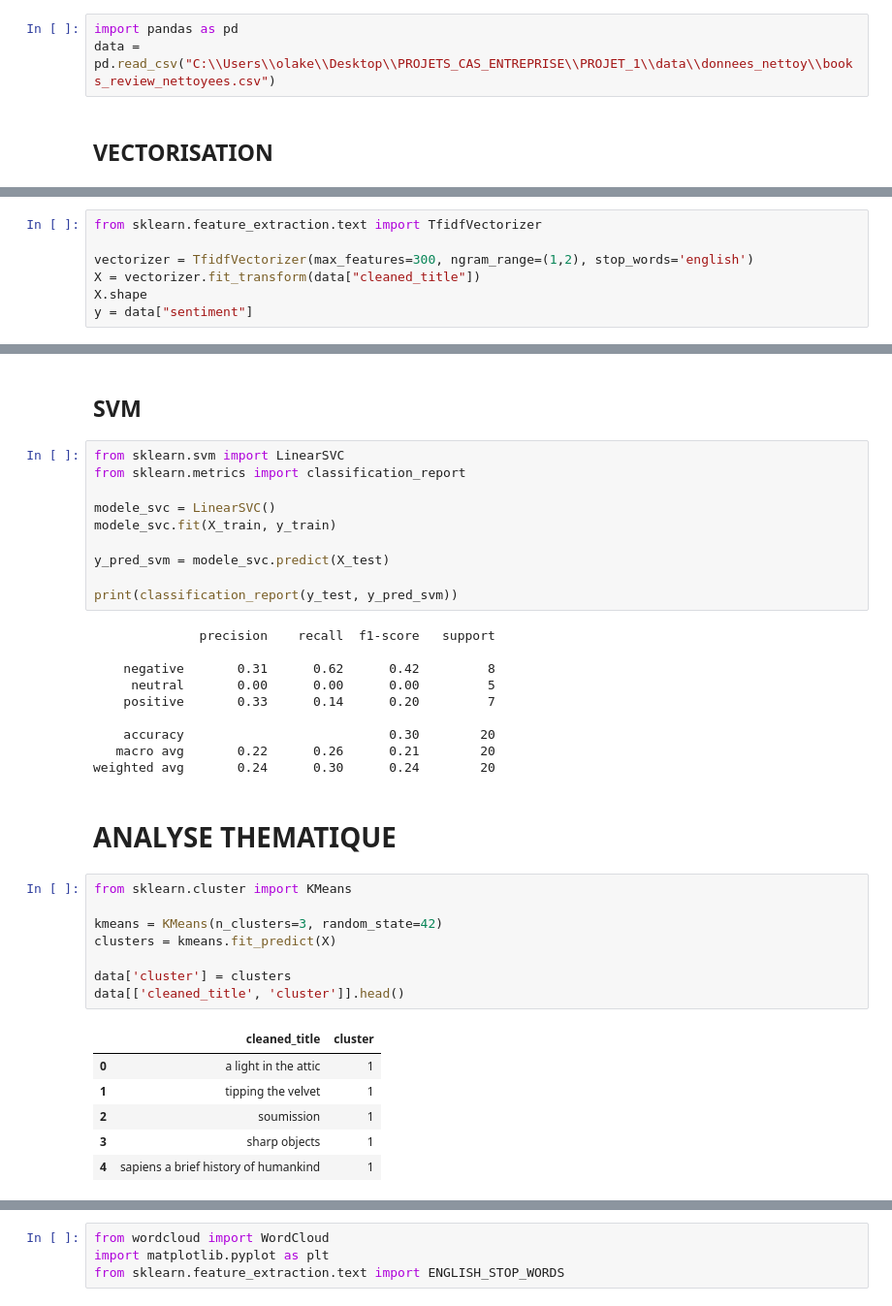
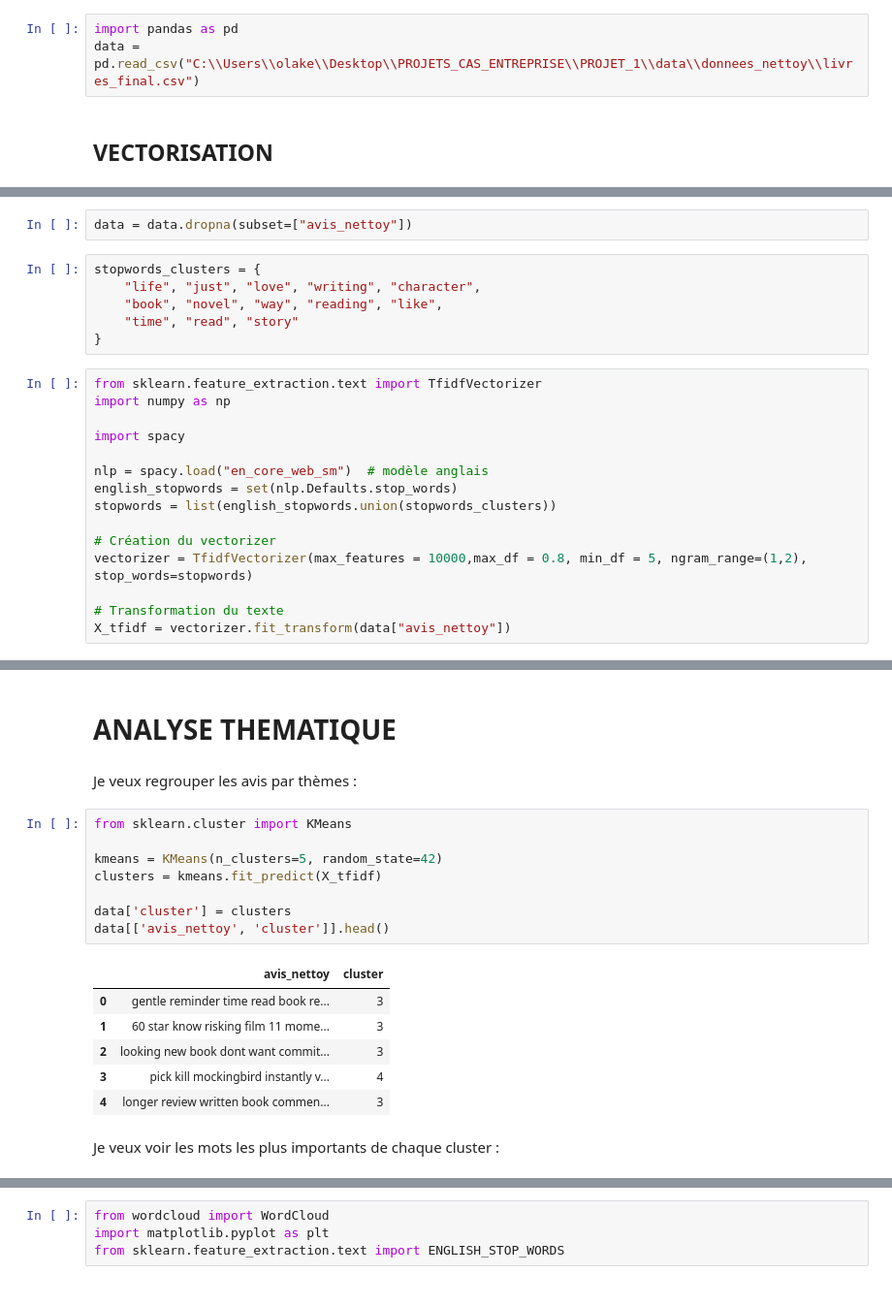
Before and after one commit to Olakemi-code/PROJET-1-Feedbacks-nlp-pipeline, a Jupyter notebook: notebooks/03_modeling.ipynb, the cells around one changed output, grey strips where cells are left out. Shown at 97% size. Drawn from its saved outputs; the diff is of its cells as text.

```diff
--- a/notebooks/03_modeling.ipynb
+++ b/notebooks/03_modeling.ipynb
@@ -1,5 +1,5 @@
 # %%
 import pandas as pd
-data = pd.read_csv("C:\\Users\\olake\\Desktop\\PROJETS_CAS_ENTREPRISE\\PROJET_1\\data\\donnees_nettoy\\books_review_nettoyees.csv")
+data = pd.read_csv("C:\\Users\\olake\\Desktop\\PROJETS_CAS_ENTREPRISE\\PROJET_1\\data\\donnees_nettoy\\livres_final.csv")
 # %% [markdown]
 ## VECTORISATION
@@ -6,7 +8,23 @@ data = pd.read_csv("C:\\Users\\olake\\Desktop\\PROJETS_CAS_ENTREPRISE\\PROJET_1\
+# %%
+data = data.dropna(subset=["avis_nettoy"])
+# %%
+stopwords_clusters = {
+    "life", "just", "love", "writing", "character",
+    "book", "novel", "way", "reading", "like",
+    "time", "read", "story"
+}
 # %%
 from sklearn.feature_extraction.text import TfidfVectorizer
+import numpy as np
 
-vectorizer = TfidfVectorizer(max_features=300, ngram_range=(1,2), stop_words='english')
-X = vectorizer.fit_transform(data["cleaned_title"])
-X.shape
-y = data["sentiment"]
+import spacy
+
+nlp = spacy.load("en_core_web_sm")  # modèle anglais
+english_stopwords = set(nlp.Defaults.stop_words)
+stopwords = list(english_stopwords.union(stopwords_clusters))
+
+# Création du vectorizer
+vectorizer = TfidfVectorizer(max_features = 10000,max_df = 0.8, min_df = 5, ngram_range=(1,2), stop_words=stopwords)
+
+# Transformation du texte
+X_tfidf = vectorizer.fit_transform(data["avis_nettoy"])
@@ -42,42 +31,24 @@ weighted avg       0.21      0.30      0.23        20
-# %% [markdown]
-## SVM
-# %%
-from sklearn.svm import LinearSVC
-from sklearn.metrics import classification_report
-
-modele_svc = LinearSVC()
-modele_svc.fit(X_train, y_train)
-
-y_pred_svm = modele_svc.predict(X_test)
-
-print(classification_report(y_test, y_pred_svm))
-# %% [output]
-              precision    recall  f1-score   support
-
-    negative       0.31      0.62      0.42         8
-     neutral       0.00      0.00      0.00         5
-    positive       0.33      0.14      0.20         7
-
-    accuracy                           0.30        20
-   macro avg       0.22      0.26      0.21        20
-weighted avg       0.24      0.30      0.24        20
 # %% [markdown]
 # ANALYSE THEMATIQUE
+# %% [markdown]
+Je veux regrouper les avis par thèmes :
 # %%
 from sklearn.cluster import KMeans
 
-kmeans = KMeans(n_clusters=3, random_state=42)
-clusters = kmeans.fit_predict(X)
+kmeans = KMeans(n_clusters=5, random_state=42)
+clusters = kmeans.fit_predict(X_tfidf)
 
 data['cluster'] = clusters
-data[['cleaned_title', 'cluster']].head()
+data[['avis_nettoy', 'cluster']].head()
 # %% [output]
-|  | cleaned_title | cluster |
-| 0 | a light in the attic | 1 |
-| 1 | tipping the velvet | 1 |
-| 2 | soumission | 1 |
-| 3 | sharp objects | 1 |
-| 4 | sapiens a brief history of humankind | 1 |
+|  | avis_nettoy | cluster |
+| 0 | gentle reminder time read book re... | 3 |
+| 1 | 60 star know risking film 11 mome... | 3 |
+| 2 | looking new book dont want commit... | 3 |
+| 3 | pick kill mockingbird instantly v... | 4 |
+| 4 | longer review written book commen... | 3 |
+# %% [markdown]
+Je veux voir les mots les plus importants de chaque cluster :
 # %%
 terms = vectorizer.get_feature_names_out()
 order_centroids = kmeans.cluster_centers_.argsort()[:, ::-1]
```
Also changed, not shown: parts of 27 cells of this notebook, 11 other files.
